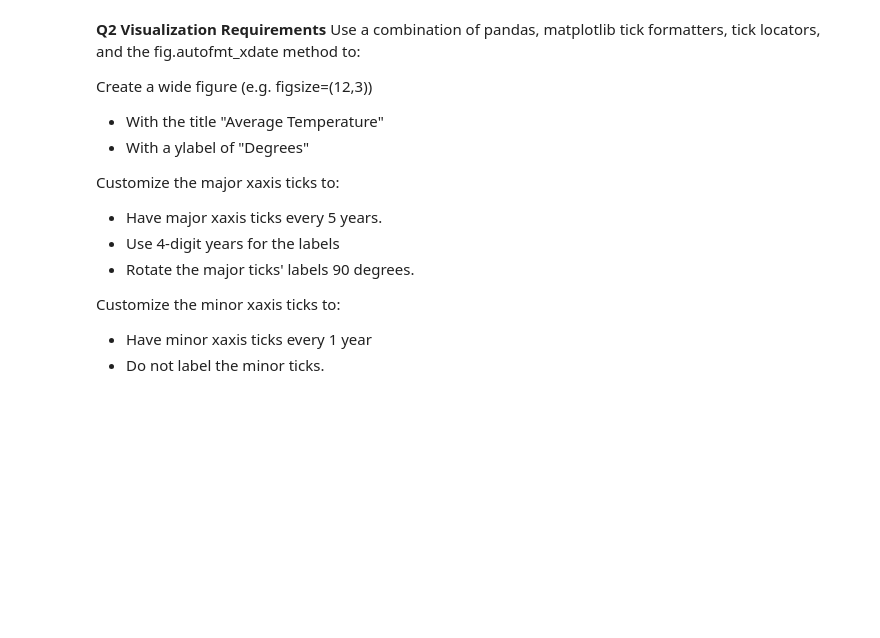
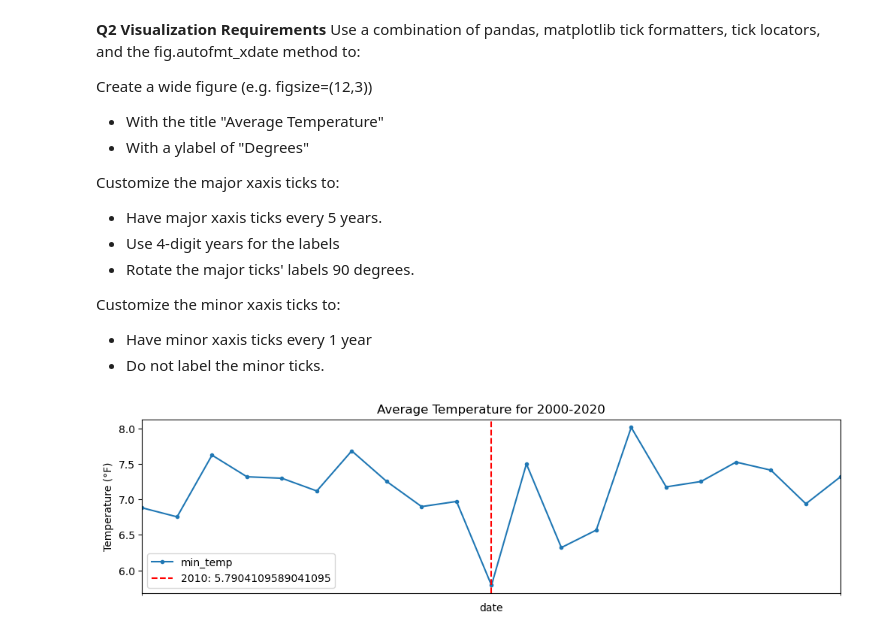
Before and after one commit to hgploutz/Resampling-Datetime-Data--Core-, a Jupyter notebook: Resampling Datetime Data Assignment.ipynb, the cells around one changed output. Cells and saved outputs as stored; diff of their text form; code cells hidden in the pictures; blank space fills up the shorter version.

```diff
--- a/Resampling Datetime Data Assignment.ipynb
+++ b/Resampling Datetime Data Assignment.ipynb
@@ -242,3 +289,42 @@ Customize the major xaxis ticks to:
 Customize the minor xaxis ticks to:
 - Have minor xaxis ticks every 1 year
 - Do not label the minor ticks.
+# %%
+# Subset the dataframe to include data from 2000 through 2020
+df_2000_2020 = df_day.loc['2000-01-01':'2020-12-31']
+
+# Resample the data on a yearly frequency
+df_yearly = df_2000_2020.resample('Y').mean()
+
+# Find the year with lowest average temperature
+min_temp_date = df_yearly['min_temp'].idxmin()
+min_temp_value = df_yearly['min_temp'].min()
+
+# Create a wide figure
+fig, ax = plt.subplots(figsize=(12, 3))
+
+# Plot temperature data
+df_yearly['min_temp'].plot(ax=ax, style='.-')
+
+# Add a vertical line at the year with lowest average temperature
+ax.axvline(x=min_temp_date, color='red', linestyle='--', label=f'{min_temp_date.year}: {min_temp_value}')
+
+# Add a legend
+ax.legend()
+
+# Set title and y label
+ax.set_title("Average Temperature for 2000-2020")
+ax.set_ylabel("Temperature (°F)")
+
+# Customize the major xaxis ticks
+ax.xaxis.set_major_locator(mdates.YearLocator())
+ax.xaxis.set_major_formatter(mdates.DateFormatter('%Y'))
+plt.xticks(rotation=90)
+
+# Customize the minor xaxis ticks
+ax.xaxis.set_minor_locator(mdates.MonthLocator(interval=3))
+ax.xaxis.set_minor_formatter(mdates.DateFormatter(''))
+
+plt.show()
+# %% [output]
+[figure, added]
```
Also changed, not shown: parts of 25 cells of this notebook.
